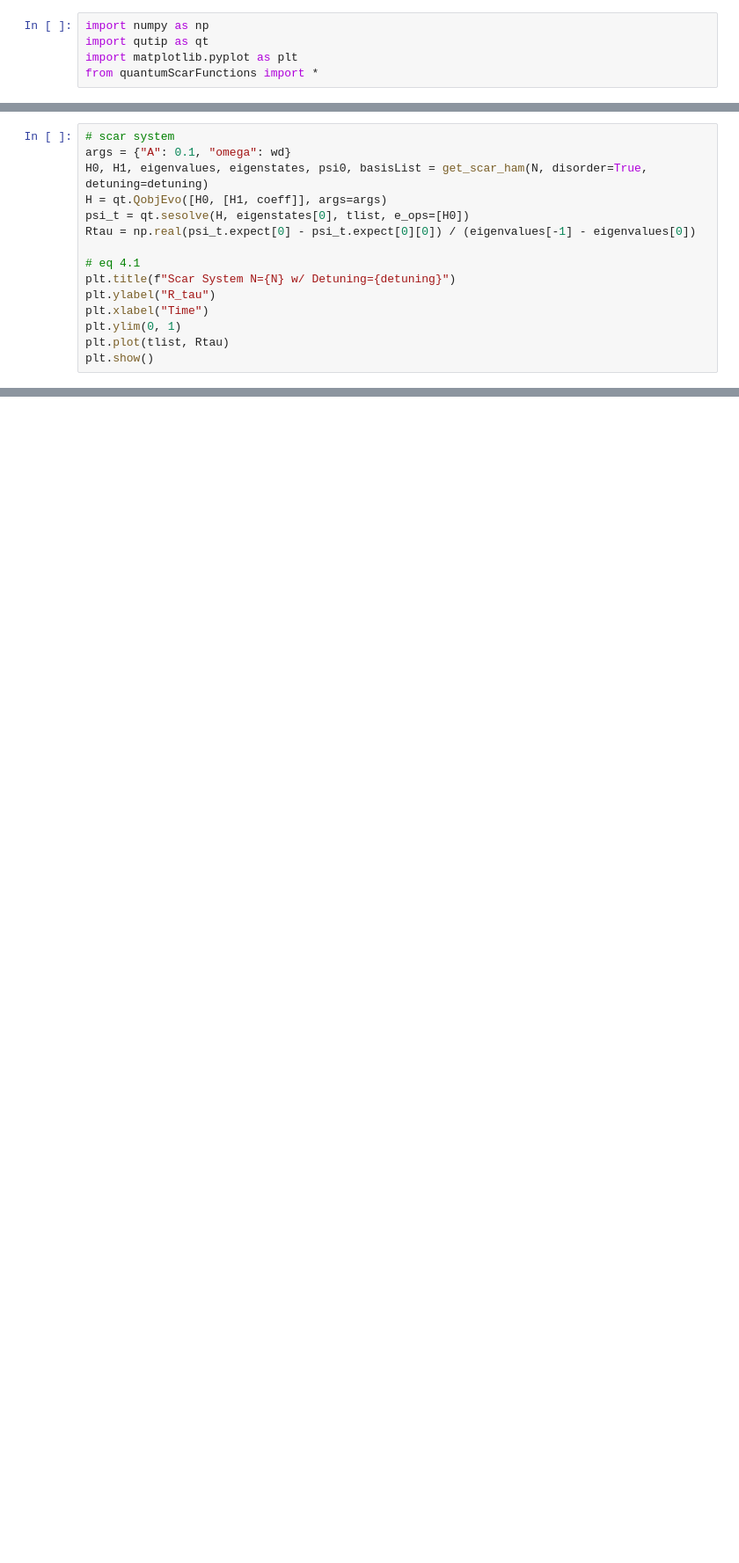
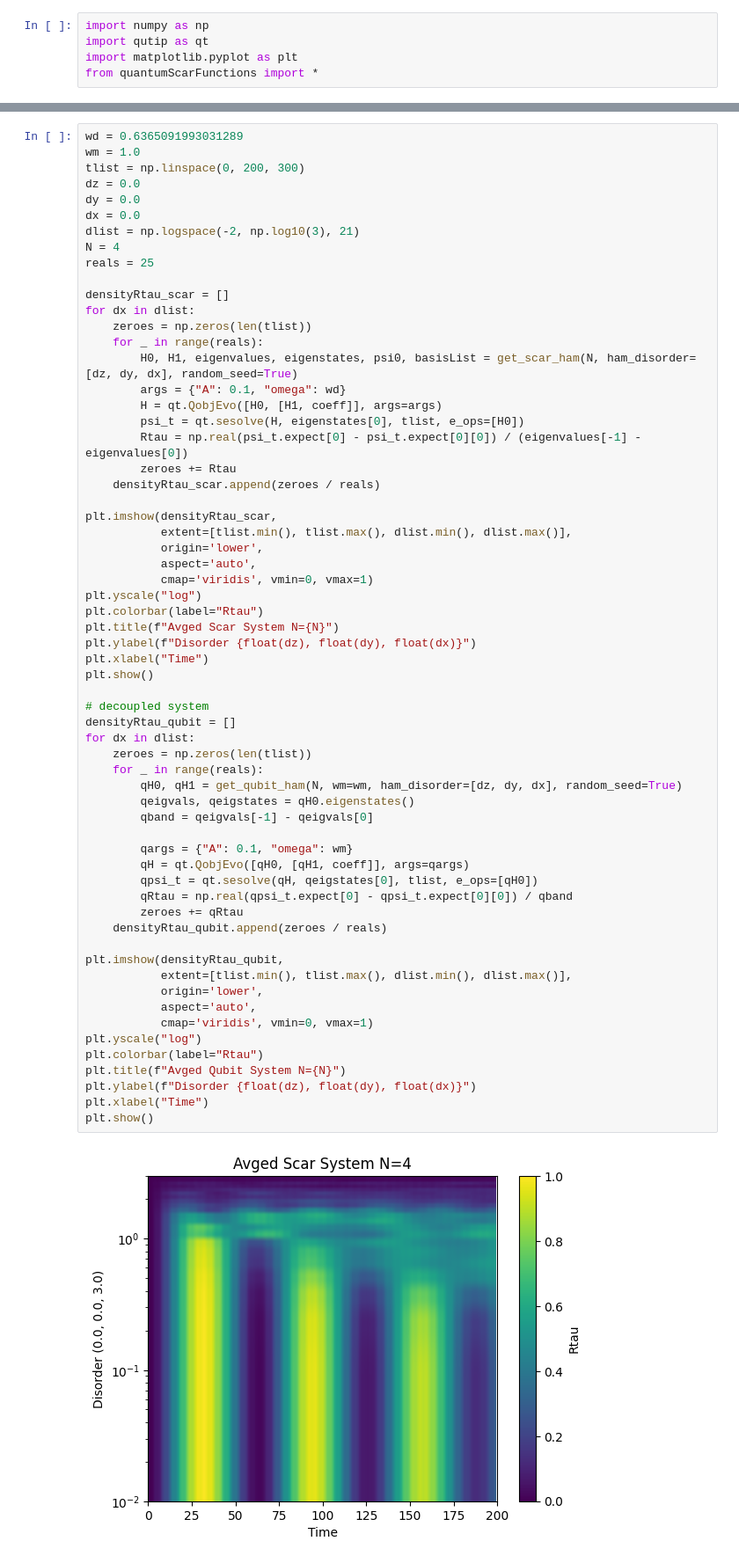
Before and after one commit to Idden/Quantum-Internship, a Jupyter notebook: Quantum_Batteries_Scars/disorder_tests/test1.ipynb, the cells around one changed output, grey strips where cells are left out. Shown at 88% size. Cells and saved outputs as stored; diff of their text form; blank space fills up the shorter version.

```diff
--- a/Quantum_Batteries_Scars/disorder_tests/test1.ipynb
+++ b/Quantum_Batteries_Scars/disorder_tests/test1.ipynb
@@ -82,15 +135,0 @@ plt.show()
-# %%
-# scar system
-args = {"A": 0.1, "omega": wd}
-H0, H1, eigenvalues, eigenstates, psi0, basisList = get_scar_ham(N, disorder=True, detuning=detuning)
-H = qt.QobjEvo([H0, [H1, coeff]], args=args)
-psi_t = qt.sesolve(H, eigenstates[0], tlist, e_ops=[H0])
-Rtau = np.real(psi_t.expect[0] - psi_t.expect[0][0]) / (eigenvalues[-1] - eigenvalues[0])
-
-# eq 4.1
-plt.title(f"Scar System N={N} w/ Detuning={detuning}")
-plt.ylabel("R_tau")
-plt.xlabel("Time")
-plt.ylim(0, 1)
-plt.plot(tlist, Rtau)
-plt.show()
@@ -149,0 +136,64 @@ ValueError: x and y must have same first dimension, but have shapes (400,) and (
+# %%
+wd = 0.6365091993031289
+wm = 1.0
+tlist = np.linspace(0, 200, 300)
+dz = 0.0
+dy = 0.0
+dx = 0.0
+dlist = np.logspace(-2, np.log10(3), 21)
+N = 4
+reals = 25
+
+densityRtau_scar = []
+for dx in dlist:
+    zeroes = np.zeros(len(tlist))
+    for _ in range(reals):
+        H0, H1, eigenvalues, eigenstates, psi0, basisList = get_scar_ham(N, ham_disorder=[dz, dy, dx], random_seed=True)
+        args = {"A": 0.1, "omega": wd}
+        H = qt.QobjEvo([H0, [H1, coeff]], args=args)
+        psi_t = qt.sesolve(H, eigenstates[0], tlist, e_ops=[H0])
+        Rtau = np.real(psi_t.expect[0] - psi_t.expect[0][0]) / (eigenvalues[-1] - eigenvalues[0])
+        zeroes += Rtau
+    densityRtau_scar.append(zeroes / reals)
+
+plt.imshow(densityRtau_scar,
+           extent=[tlist.min(), tlist.max(), dlist.min(), dlist.max()],
+           origin='lower',
+           aspect='auto',
+           cmap='viridis', vmin=0, vmax=1)
+plt.yscale("log")
+plt.colorbar(label="Rtau")
+plt.title(f"Avged Scar System N={N}")
+plt.ylabel(f"Disorder {float(dz), float(dy), float(dx)}")
+plt.xlabel("Time")
+plt.show()
+
+# decoupled system
+densityRtau_qubit = []
+for dx in dlist:
+    zeroes = np.zeros(len(tlist))
+    for _ in range(reals):
+        qH0, qH1 = get_qubit_ham(N, wm=wm, ham_disorder=[dz, dy, dx], random_seed=True)
+        qeigvals, qeigstates = qH0.eigenstates()
+        qband = qeigvals[-1] - qeigvals[0]
+
+        qargs = {"A": 0.1, "omega": wm}
+        qH = qt.QobjEvo([qH0, [qH1, coeff]], args=qargs)
+        qpsi_t = qt.sesolve(qH, qeigstates[0], tlist, e_ops=[qH0])
+        qRtau = np.real(qpsi_t.expect[0] - qpsi_t.expect[0][0]) / qband
+        zeroes += qRtau
+    densityRtau_qubit.append(zeroes / reals)
+
+plt.imshow(densityRtau_qubit,
+           extent=[tlist.min(), tlist.max(), dlist.min(), dlist.max()],
+           origin='lower',
+           aspect='auto',
+           cmap='viridis', vmin=0, vmax=1)
+plt.yscale("log")
+plt.colorbar(label="Rtau")
+plt.title(f"Avged Qubit System N={N}")
+plt.ylabel(f"Disorder {float(dz), float(dy), float(dx)}")
+plt.xlabel("Time")
+plt.show()
+# %% [output]
+[figure, added]
```
Also changed, not shown: parts of 9 cells of this notebook, 2 other files.
